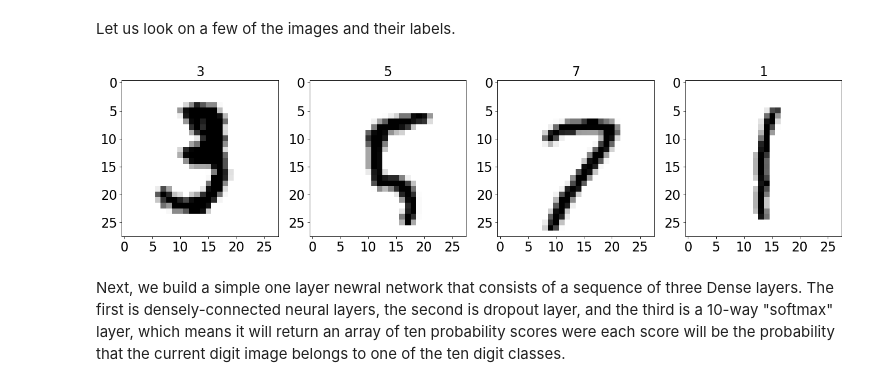
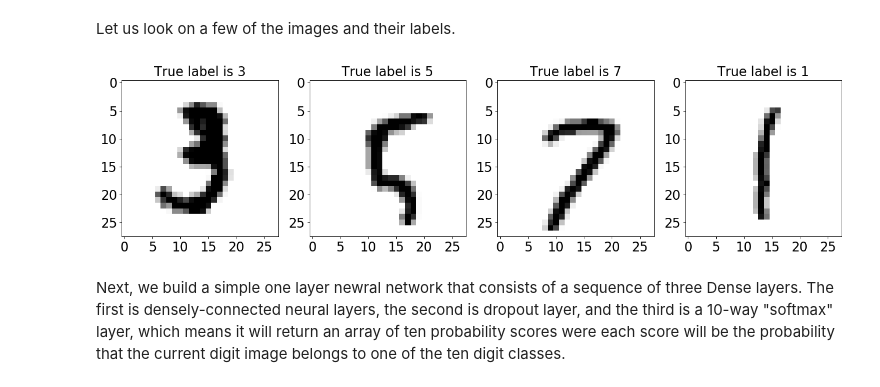
Before and after one commit to naftalic/academicpages.github.io, a Jupyter notebook: notebooks/mnist_keras.ipynb, the cells around one changed output. Cells and saved outputs as stored; diff of their text form; code cells hidden in the pictures.

```diff
--- a/notebooks/mnist_keras.ipynb
+++ b/notebooks/mnist_keras.ipynb
@@ -26,38 +26,38 @@ Let us look on a few of the images and their labels.
 import matplotlib.pyplot as plt
 
 plt.figure(num=None, figsize=(20, 10), dpi=80, facecolor='w', edgecolor='k')
 
 plt.subplot((141))
 img=train_images[10,:,:]
 plt.imshow(img, cmap=plt.cm.binary)
-plt.title(train_labels[10,],fontsize=20)
+plt.title("True label is "+str(train_labels[10,]),fontsize=20)
 plt.xticks(fontsize=20)
 plt.yticks(fontsize=20)
 
 plt.subplot((142))
 img=train_images[100,:,:]
 plt.imshow(img, cmap=plt.cm.binary)
-plt.title(train_labels[100,],fontsize=20)
+plt.title("True label is "+str(train_labels[100,]),fontsize=20)
 plt.xticks(fontsize=20)
 plt.yticks(fontsize=20)
 
 plt.subplot((143))
 img=train_images[230,:,:]
 plt.imshow(img, cmap=plt.cm.binary)
-plt.title(train_labels[230,],fontsize=20)
+plt.title("True label is "+str(train_labels[230,]),fontsize=20)
 plt.xticks(fontsize=20)
 plt.yticks(fontsize=20)
 
 plt.subplot((144))
 img=train_images[4010,:,:]
 plt.imshow(img, cmap=plt.cm.binary)
-plt.title(train_labels[4010,],fontsize=20)
+plt.title("True label is "+str(train_labels[4010,]),fontsize=20)
 plt.xticks(fontsize=20)
 plt.yticks(fontsize=20)
 
 plt.show()
 # %% [output]
-[figure, old version]
+[figure, new version]
 # %% [markdown]
 Next, we build a simple one layer newral network that consists of a sequence of three Dense layers. The first is densely-connected neural layers, the second is dropout layer, and the third is a 10-way "softmax" layer, which means it will return an array of ten probability scores were each score will be the probability that the current digit image belongs to one of the ten digit classes.
 # %%
```
